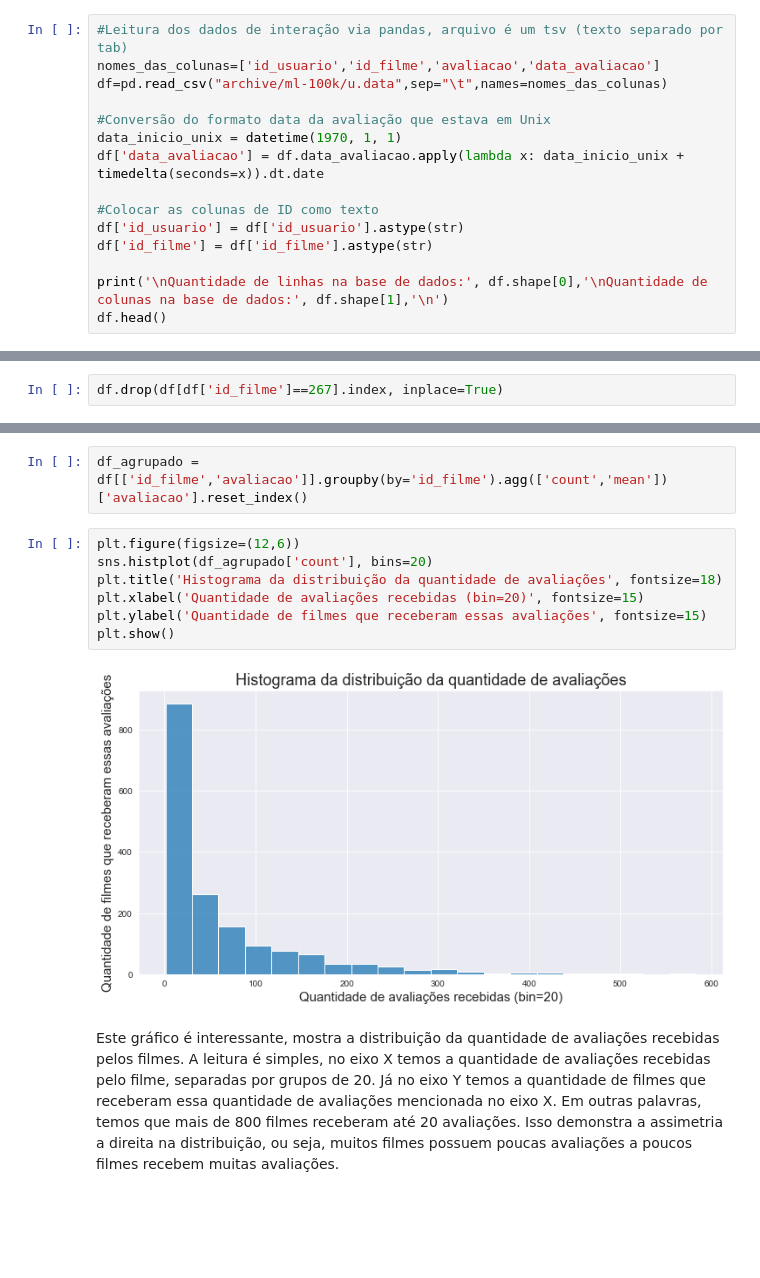
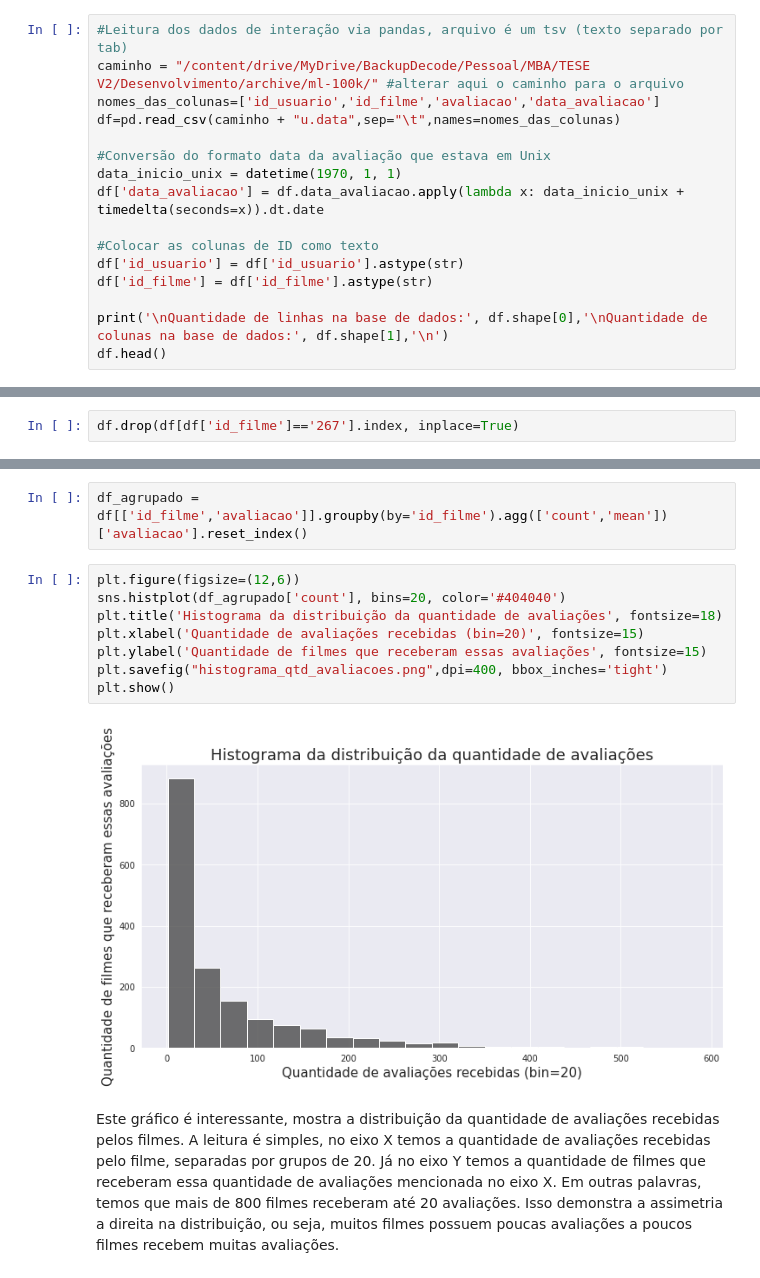
Before and after one commit to aravinii/SystemRecomendation, a Jupyter notebook: iris.ipynb, the cells around one changed output, grey strips where cells are left out. Drawn from its saved outputs; the diff is of its cells as text; blank space fills up the shorter version.

Commit message:
Add files via upload
mudança na descrição de alguns métodos e desenvolvimento de outros para o sistema de recomendação

```diff
--- a/iris.ipynb
+++ b/iris.ipynb
@@ -100,7 +147,8 @@ sns.set_style("darkgrid")
 # %%
 #Leitura dos dados de interação via pandas, arquivo é um tsv (texto separado por tab)
+caminho = "/content/drive/MyDrive/BackupDecode/Pessoal/MBA/TESE V2/Desenvolvimento/archive/ml-100k/" #alterar aqui o caminho para o arquivo
 nomes_das_colunas=['id_usuario','id_filme','avaliacao','data_avaliacao']
-df=pd.read_csv("archive/ml-100k/u.data",sep="\t",names=nomes_das_colunas)
+df=pd.read_csv(caminho + "u.data",sep="\t",names=nomes_das_colunas)
 
 #Conversão do formato data da avaliação que estava em Unix
 data_inicio_unix = datetime(1970, 1, 1)
@@ -206,7 +267,7 @@ df[df['id_filme']==267]
 # %% [markdown]
 Vamos eliminar as linhas com avaliacoes desse filme
 # %%
-df.drop(df[df['id_filme']==267].index, inplace=True)
+df.drop(df[df['id_filme']=='267'].index, inplace=True)
 # %% [markdown]
 ### Base com dados sobre os usuários
 # %%
@@ -271,13 +332,14 @@ Criando um dataframe temporário para analisar a distribuição das avaliações
 df_agrupado = df[['id_filme','avaliacao']].groupby(by='id_filme').agg(['count','mean'])['avaliacao'].reset_index()
 # %%
 plt.figure(figsize=(12,6))
-sns.histplot(df_agrupado['count'], bins=20)
+sns.histplot(df_agrupado['count'], bins=20, color='#404040')
 plt.title('Histograma da distribuição da quantidade de avaliações', fontsize=18)
 plt.xlabel('Quantidade de avaliações recebidas (bin=20)', fontsize=15)
 plt.ylabel('Quantidade de filmes que receberam essas avaliações', fontsize=15)
+plt.savefig("histograma_qtd_avaliacoes.png",dpi=400, bbox_inches='tight')
 plt.show()
 # %% [output]
-[figure, old version]
+[figure, new version]
 # %% [markdown]
 Este gráfico é interessante, mostra a distribuição da quantidade de avaliações recebidas pelos filmes. A leitura é simples, no eixo X temos a quantidade de avaliações recebidas pelo filme, separadas por grupos de 20. Já no eixo Y temos a quantidade de filmes que receberam essa quantidade de avaliações mencionada no eixo X. Em outras palavras, temos que mais de 800 filmes receberam até 20 avaliações. Isso demonstra a assimetria a direita na distribuição, ou seja, muitos filmes possuem poucas avaliações a poucos filmes recebem muitas avaliações.
 # %% [markdown]
```
Also changed, not shown: parts of 176 cells of this notebook.
